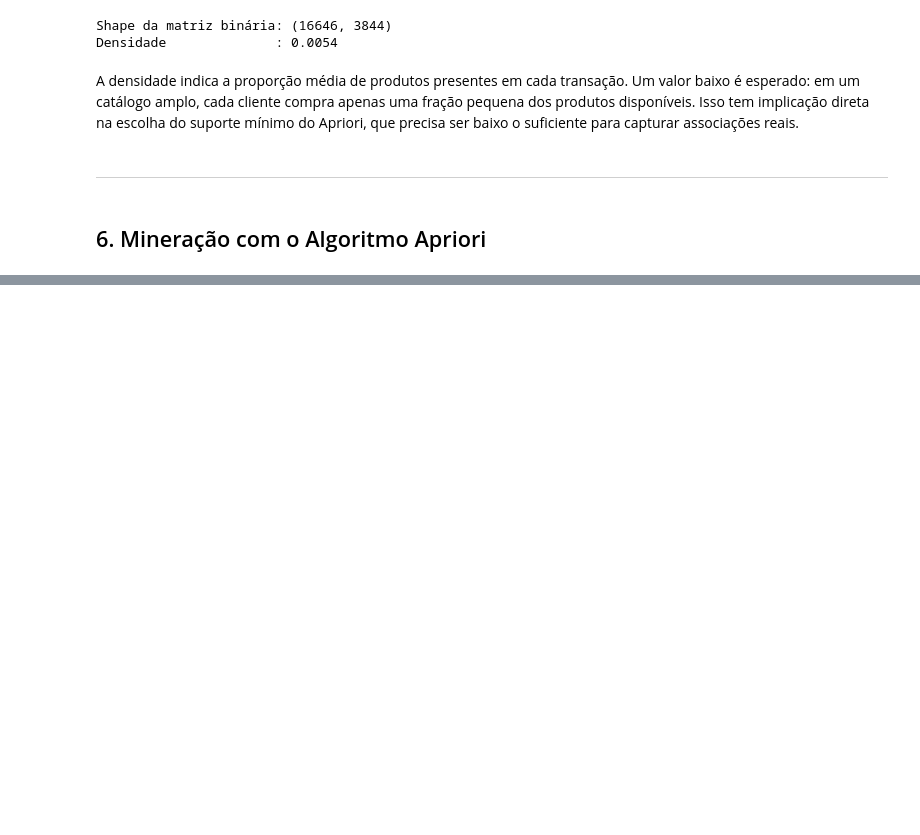
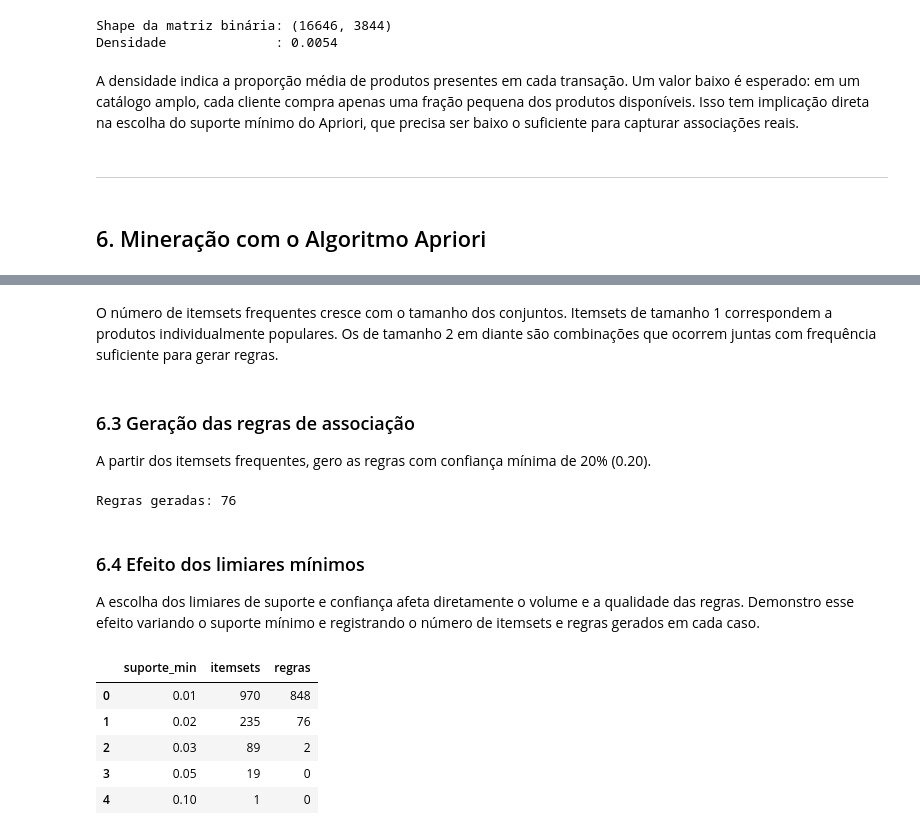
Before and after one commit to esscova/data-trivium, a Jupyter notebook: Data Mining/Mineração de Regras de Associação com Apriori/market_basket.ipynb, the cells around one changed output, grey strips where cells are left out. Cells and saved outputs as stored; diff of their text form; code cells hidden in the pictures; blank space fills up the shorter version.

Commit message:
feat(Data Mining): finalizar projeto

```diff
--- a/Data Mining/Mineração de Regras de Associação com Apriori/market_basket.ipynb
+++ b/Data Mining/Mineração de Regras de Associação com Apriori/market_basket.ipynb
@@ -471,0 +518,42 @@ A densidade indica a proporção média de produtos presentes em cada transaçã
+# %% [markdown]
+O número de itemsets frequentes cresce com o tamanho dos conjuntos. Itemsets de tamanho 1 correspondem a produtos individualmente populares. Os de tamanho 2 em diante são combinações que ocorrem juntas com frequência suficiente para gerar regras.
+# %% [markdown]
+### 6.3 Geração das regras de associação
+
+A partir dos itemsets frequentes, gero as regras com confiança mínima de 20% (0.20).
+# %%
+regras = association_rules(
+    itemsets_frequentes,
+    metric='confidence',
+    min_threshold=0.20
+)
+
+regras = regras.sort_values('lift', ascending=False).reset_index(drop=True)
+print(f"Regras geradas: {len(regras):,}")
+# %% [output]
+Regras geradas: 76
+# %% [markdown]
+### 6.4 Efeito dos limiares mínimos
+
+A escolha dos limiares de suporte e confiança afeta diretamente o volume e a qualidade das regras. Demonstro esse efeito variando o suporte mínimo e registrando o número de itemsets e regras gerados em cada caso.
+# %%
+suportes = [0.01, 0.02, 0.03, 0.05, 0.10]
+resultados = []
+
+for sup in suportes:
+    it = apriori(basket_bin, min_support=sup, use_colnames=True)
+    rg = association_rules(it, metric='confidence', min_threshold=0.20)
+    resultados.append({
+        'suporte_min': sup,
+        'itemsets':    len(it),
+        'regras':      len(rg)
+    })
+
+pd.DataFrame(resultados)
+# %% [output]
+|  | suporte_min | itemsets | regras |
+| 0 | 0.01 | 970 | 848 |
+| 1 | 0.02 | 235 | 76 |
+| 2 | 0.03 | 89 | 2 |
+| 3 | 0.05 | 19 | 0 |
+| 4 | 0.10 | 1 | 0 |
```
Also changed, not shown: parts of 21 cells of this notebook.
